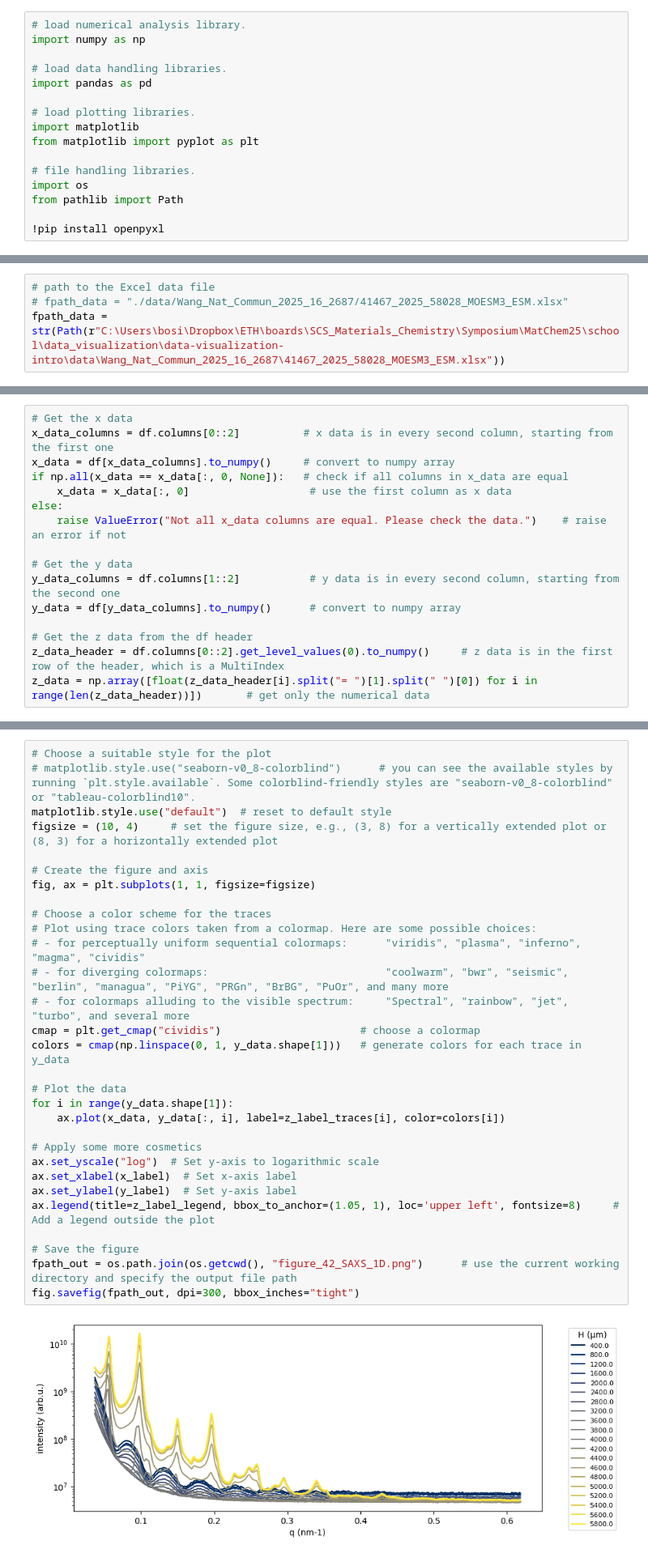
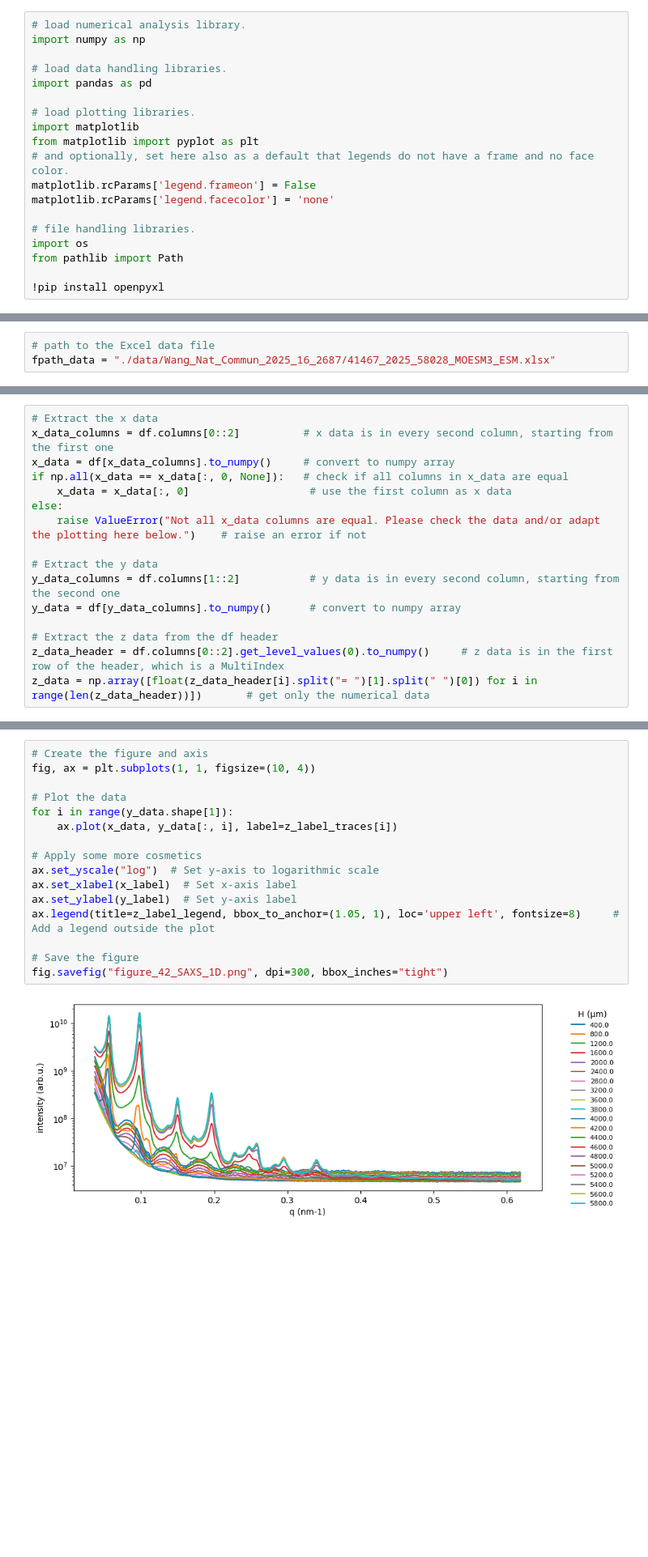
Before and after one commit to simonboehme/data-visualization-intro, a Jupyter notebook: 42_SAXS_height_dependence_Wang.ipynb, the cells around one changed output, grey strips where cells are left out. Shown: that part at 81% size. Drawn from its saved outputs; the diff is of its cells as text; blank space fills up the shorter version.

```diff
--- a/42_SAXS_height_dependence_Wang.ipynb
+++ b/42_SAXS_height_dependence_Wang.ipynb
@@ -12,6 +12,9 @@ import pandas as pd
 # load plotting libraries.
 import matplotlib
 from matplotlib import pyplot as plt
+# and optionally, set here also as a default that legends do not have a frame and no face color.
+matplotlib.rcParams['legend.frameon'] = False
+matplotlib.rcParams['legend.facecolor'] = 'none'
 
 # file handling libraries.
 import os
@@ -25,8 +28,7 @@ Requirement already satisfied: et-xmlfile in c:\users\bosi\appdata\local\anacond
 ## Load experimental data
 # %%
 # path to the Excel data file
-# fpath_data = "./data/Wang_Nat_Commun_2025_16_2687/41467_2025_58028_MOESM3_ESM.xlsx"
-fpath_data = str(Path(r"C:\Users\bosi\Dropbox\ETH\boards\SCS_Materials_Chemistry\Symposium\MatChem25\school\data_visualization\data-visualization-intro\data\Wang_Nat_Commun_2025_16_2687\41467_2025_58028_MOESM3_ESM.xlsx"))
+fpath_data = "./data/Wang_Nat_Commun_2025_16_2687/41467_2025_58028_MOESM3_ESM.xlsx"
 # %%
 # read data from the Excel file
 df = pd.read_excel(fpath_data, sheet_name="Figure 1 b", header=[0, 1])
@@ -49,19 +51,19 @@ df
 | 940 | 0.618748 | 7.246492e+06 | 0.618748 | 6.918231e+06 | 0.618748 | 6.742522e+06 | ... |
 941 rows × 40 columns
 # %%
-# Get the x data
+# Extract the x data
 x_data_columns = df.columns[0::2]          # x data is in every second column, starting from the first one
 x_data = df[x_data_columns].to_numpy()     # convert to numpy array
 if np.all(x_data == x_data[:, 0, None]):   # check if all columns in x_data are equal
     x_data = x_data[:, 0]                   # use the first column as x data
 else:
-    raise ValueError("Not all x_data columns are equal. Please check the data.")    # raise an error if not
+    raise ValueError("Not all x_data columns are equal. Please check the data and/or adapt the plotting here below.")    # raise an error if not
 
-# Get the y data
+# Extract the y data
 y_data_columns = df.columns[1::2]           # y data is in every second column, starting from the second one
 y_data = df[y_data_columns].to_numpy()      # convert to numpy array
 
-# Get the z data from the df header
+# Extract the z data from the df header
 z_data_header = df.columns[0::2].get_level_values(0).to_numpy()     # z data is in the first row of the header, which is a MultiIndex
 z_data = np.array([float(z_data_header[i].split("= ")[1].split(" ")[0]) for i in range(len(z_data_header))])       # get only the numerical data
 # %%
@@ -77,34 +79,20 @@ z_label_traces = [z_data[_] for _ in range(len(z_data))] # the z label for the t
 # %% [markdown]
 ## Plot
 # %%
-# Choose a suitable style for the plot
-# matplotlib.style.use("seaborn-v0_8-colorblind")      # you can see the available styles by running `plt.style.available`. Some colorblind-friendly styles are "seaborn-v0_8-colorblind" or "tableau-colorblind10".
-matplotlib.style.use("default")  # reset to default style
-figsize = (10, 4)     # set the figure size, e.g., (3, 8) for a vertically extended plot or (8, 3) for a horizontally extended plot
-
 # Create the figure and axis
-fig, ax = plt.subplots(1, 1, figsize=figsize)
-
-# Choose a color scheme for the traces
-# Plot using trace colors taken from a colormap. Here are some possible choices:
-# - for perceptually uniform sequential colormaps:      "viridis", "plasma", "inferno", "magma", "cividis"
-# - for diverging colormaps:                            "coolwarm", "bwr", "seismic", "berlin", "managua", "PiYG", "PRGn", "BrBG", "PuOr", and many more
-# - for colormaps alluding to the visible spectrum:     "Spectral", "rainbow", "jet", "turbo", and several more
-cmap = plt.get_cmap("cividis")                      # choose a colormap
-colors = cmap(np.linspace(0, 1, y_data.shape[1]))   # generate colors for each trace in y_data
+fig, ax = plt.subplots(1, 1, figsize=(10, 4))
 
 # Plot the data
 for i in range(y_data.shape[1]):
-    ax.plot(x_data, y_data[:, i], label=z_label_traces[i], color=colors[i])
+    ax.plot(x_data, y_data[:, i], label=z_label_traces[i])
 
 # Apply some more cosmetics
 ax.set_yscale("log")  # Set y-axis to logarithmic scale
 ax.set_xlabel(x_label)  # Set x-axis label
 ax.set_ylabel(y_label)  # Set y-axis label
 ax.legend(title=z_label_legend, bbox_to_anchor=(1.05, 1), loc='upper left', fontsize=8)     # Add a legend outside the plot
 
 # Save the figure
-fpath_out = os.path.join(os.getcwd(), "figure_42_SAXS_1D.png")      # use the current working directory and specify the output file path
-fig.savefig(fpath_out, dpi=300, bbox_inches="tight")
+fig.savefig("figure_42_SAXS_1D.png", dpi=300, bbox_inches="tight")
 # %% [output]
-[figure, old version]
+[figure, new version]
```
Also changed, not shown: parts of 17 cells of this notebook, 9 other files.
